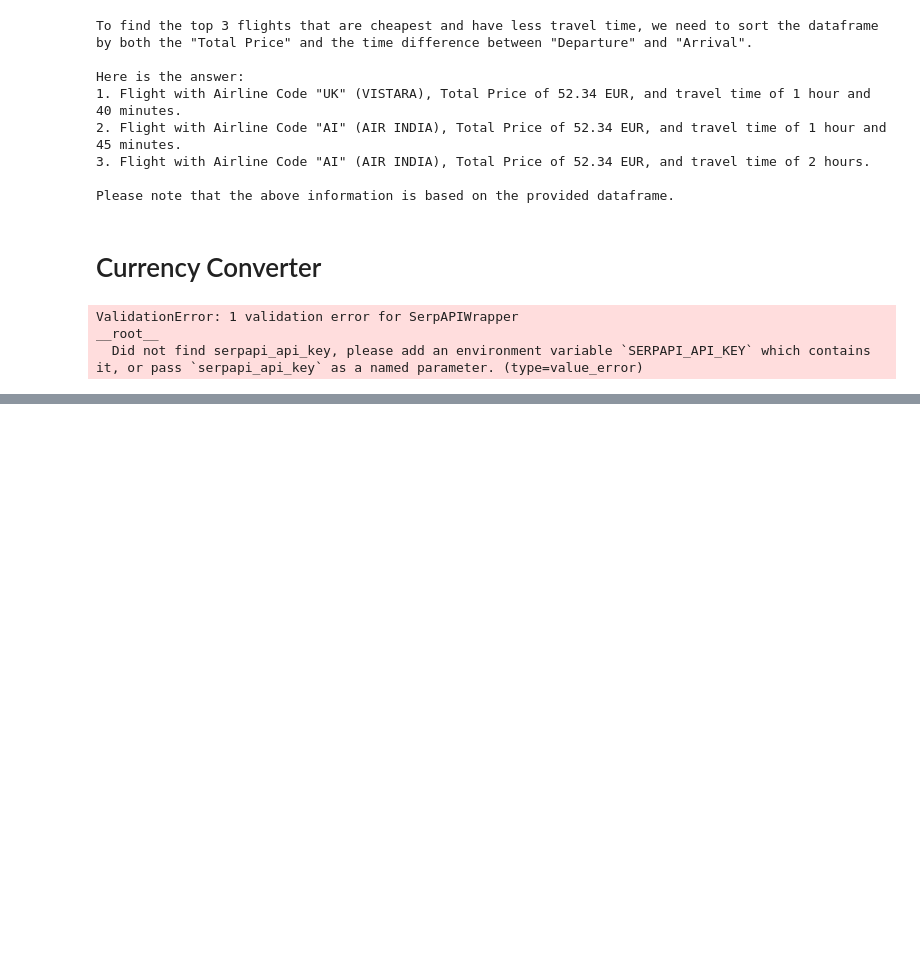
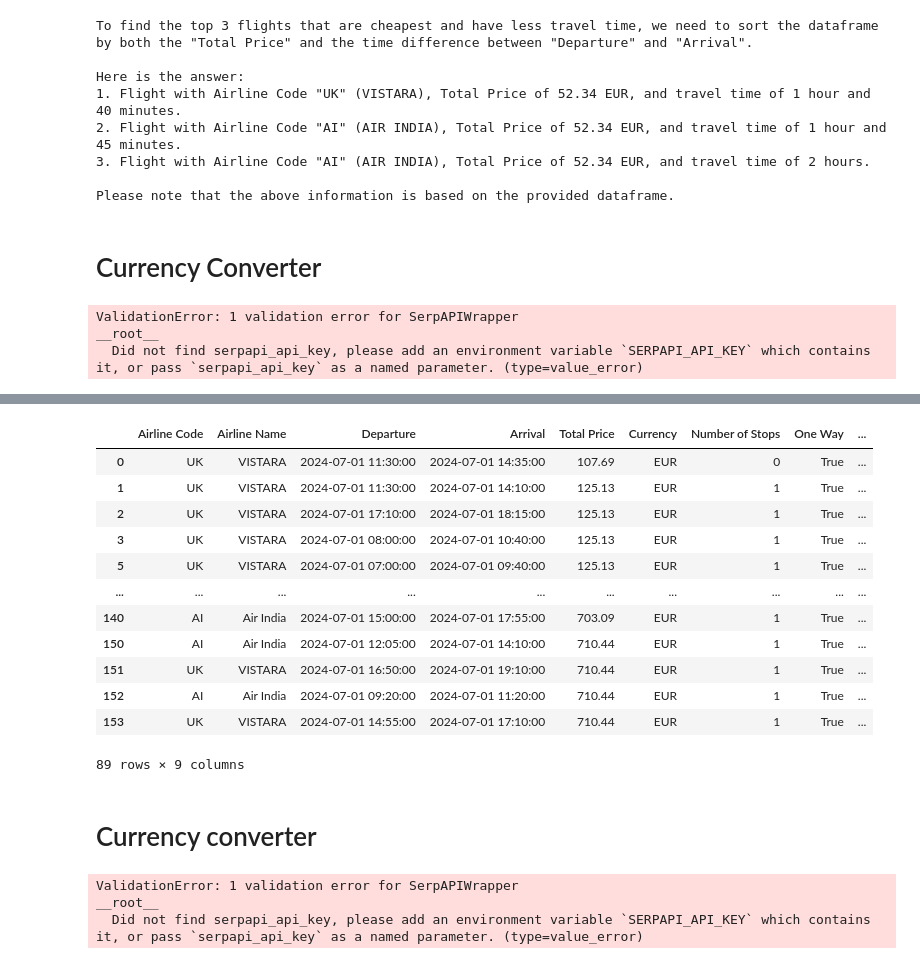
Before and after one commit to Teknocrat-Consulting/Gen_AI, a Jupyter notebook: notebook.ipynb, the cells around one changed output, grey strips where cells are left out. Drawn from its saved outputs; the diff is of its cells as text; code cells hidden in the pictures; blank space fills up the shorter version.

Commit message:
currency api added

```diff
--- a/notebook.ipynb
+++ b/notebook.ipynb
@@ -302,0 +394,8 @@ __root__
+# %%
+from amadeus import Client, ResponseError
+
+amadeus = Client(
+    client_id='H4S446vjDRHVJn8C0ZDRkXSLt03AvOGp',
+    client_secret='2MCfJEBzkSLqYla0'
+
+ )
@@ -302,0 +548,27 @@ __root__
+# %%
+def run(query):
+    print("Extracting fields from Query")
+    print("*"*125)
+    result = extract_flight_info_from_query(query)
+    print("Information extracted from query : ",result)
+    print("*"*125)
+
+    origin = result['location_origin']
+    destination = result['location_destination']
+    departure_date = result['departure_date']
+    adults = result['adults']
+
+    flight_info = get_flight_info(origin, destination, departure_date)
+
+    # Convert the flight info to a DataFrame
+    if isinstance(flight_info, list):
+        flight_df = create_flight_dataframe(flight_info)
+        print("Dataframe : ",flight_df)
+        print("*"*125)
+        flight_df.to_csv(f"{origin}" + "_" + f"{destination}.csv")
+        return flight_df,origin,destination
+    else:
+        print("Error in forming Dataframe")
+# %%
+query = "give me cheapest flights for Bangalore to Chandigarh till 1st july"
+df_,a,b = run(query)
@@ -302,0 +593,42 @@ __root__
+# %%
+df_['Departure'] = pd.to_datetime(df_['Departure'])
+df_['Arrival'] = pd.to_datetime(df_['Arrival'])
+
+# Calculate the journey duration
+df_['Journey Duration'] = df_['Arrival'] - df_['Departure']
+# %%
+df_
+# %% [output]
+|  | Airline Code | Airline Name | Departure | Arrival | Total Price | Currency | Number of Stops | One Way | ... |
+| 0 | UK | VISTARA | 2024-07-01 11:30:00 | 2024-07-01 14:35:00 | 107.69 | EUR | 0 | True | ... |
+| 1 | UK | VISTARA | 2024-07-01 11:30:00 | 2024-07-01 14:10:00 | 125.13 | EUR | 1 | True | ... |
+| 2 | UK | VISTARA | 2024-07-01 17:10:00 | 2024-07-01 18:15:00 | 125.13 | EUR | 1 | True | ... |
+| 3 | UK | VISTARA | 2024-07-01 08:00:00 | 2024-07-01 10:40:00 | 125.13 | EUR | 1 | True | ... |
+| 5 | UK | VISTARA | 2024-07-01 07:00:00 | 2024-07-01 09:40:00 | 125.13 | EUR | 1 | True | ... |
+| ... | ... | ... | ... | ... | ... | ... | ... | ... | ... |
+| 140 | AI | Air India | 2024-07-01 15:00:00 | 2024-07-01 17:55:00 | 703.09 | EUR | 1 | True | ... |
+| 150 | AI | Air India | 2024-07-01 12:05:00 | 2024-07-01 14:10:00 | 710.44 | EUR | 1 | True | ... |
+| 151 | UK | VISTARA | 2024-07-01 16:50:00 | 2024-07-01 19:10:00 | 710.44 | EUR | 1 | True | ... |
+| 152 | AI | Air India | 2024-07-01 09:20:00 | 2024-07-01 11:20:00 | 710.44 | EUR | 1 | True | ... |
+| 153 | UK | VISTARA | 2024-07-01 14:55:00 | 2024-07-01 17:10:00 | 710.44 | EUR | 1 | True | ... |
+89 rows × 9 columns
+# %% [markdown]
+# Currency converter
+# %%
+from langchain.agents import load_tools
+from langchain.agents import initialize_agent
+from langchain.agents import AgentType
+from langchain.llms import OpenAI
+#from decouple import config
+
+
+llm = OpenAI(openai_api_key="sk-proj-zDiVuxfiSAsawWDGRemmT3BlbkFJWwbyyWNBFK4lQZ8KIJ9w", temperature=0)
+
+tools = load_tools(["serpapi", "llm-math"], llm=llm,serpapi_api_key = "0ed8ec9c15be4500a7cb42ab2568f2d820fa0de9273db1c45686cacc613c432e")
+
+agent = initialize_agent(
+    tools, llm, agent=AgentType.ZERO_SHOT_REACT_DESCRIPTION, verbose=True)
+# %% [output]
+ValidationError: 1 validation error for SerpAPIWrapper
+__root__
+  Did not find serpapi_api_key, please add an environment variable `SERPAPI_API_KEY` which contains it, or pass `serpapi_api_key` as a named parameter. (type=value_error)
```
Also changed, not shown: parts of 19 cells of this notebook, 4 other files.
